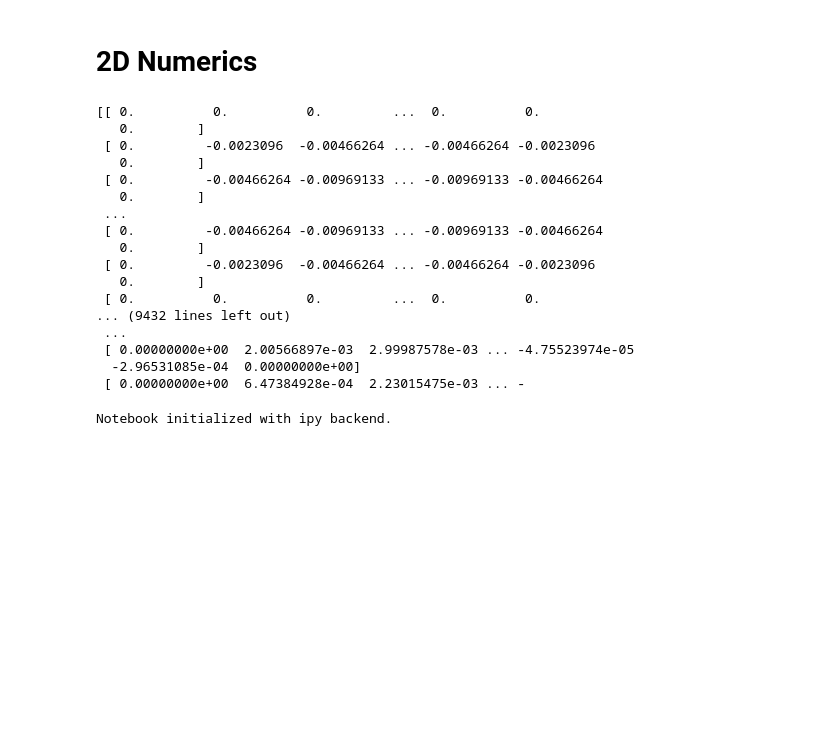
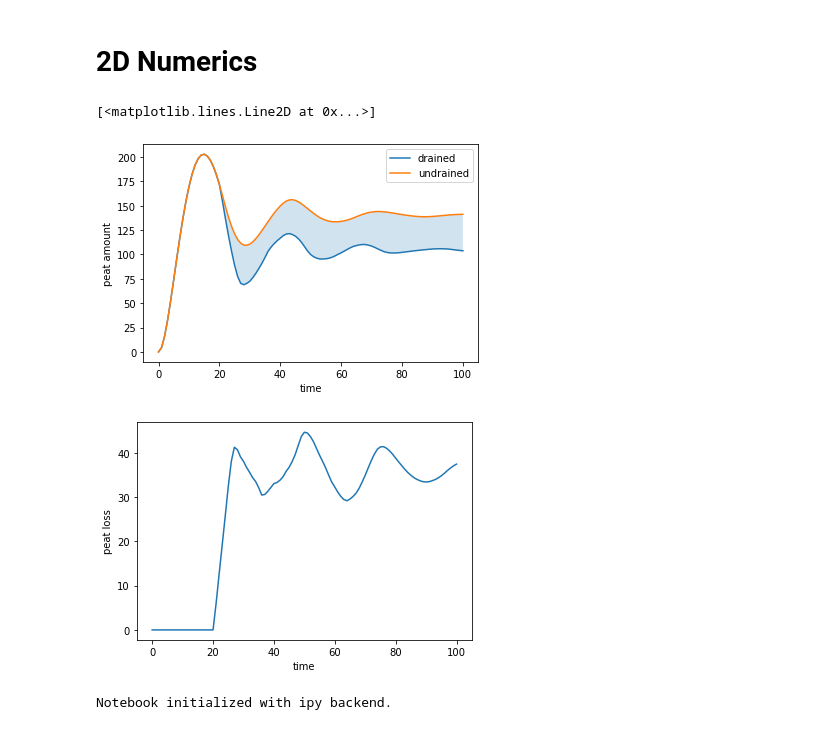
Before and after one commit to Txart/subsi_wave, a Jupyter notebook: subsi_wave.ipynb, the cells around one changed output. Cells and saved outputs as stored; diff of their text form; code cells hidden in the pictures; blank space fills up the shorter version.

```diff
--- a/subsi_wave.ipynb
+++ b/subsi_wave.ipynb
@@ -410,31 +412,19 @@ c = 0.5
 u_start = np.zeros((2*Nx*Ny,))
 NITER = 100
 DRAINAGE_NITER = 20
-DRAINAGE_POSITION = (int(Nx/4), int(Ny/3))
+DRAINAGE_POINT_1 = (int(Nx/4), int(Ny/3)) # x,y position in array
+DRAINAGE_POINT_2 = (int(Nx/2), int(Ny/3)+1)
+drainage_points = (DRAINAGE_POINT_1, DRAINAGE_POINT_2)
 
-sol_undrained = solve_ivp(lambda t,u: odefun(u,t,B,a,c,x,y,dx,dy,Nx,Ny, DRAINAGE_NITER, DRAINAGE_POSITION),
+sol_undrained = solve_ivp(lambda t,u: odefun(u,t,B,a,c,x,y,dx,dy,Nx,Ny, np.inf, None),
                           (0, NITER), u_start, t_eval=np.linspace(0, 100, NITER+1))
+
+sol_drained = solve_ivp(lambda t,u: odefun(u,t,B,a,c,x,y,dx,dy,Nx,Ny, DRAINAGE_NITER, drainage_points),
+                          (0, NITER), u_start, t_eval=np.linspace(0, 100, NITER+1))
-# %% [output]
-[[ 0.          0.          0.         ...  0.          0.
-   0.        ]
- [ 0.         -0.0023096  -0.00466264 ... -0.00466264 -0.0023096
-   0.        ]
- [ 0.         -0.00466264 -0.00969133 ... -0.00969133 -0.00466264
-   0.        ]
- ...
- [ 0.         -0.00466264 -0.00969133 ... -0.00969133 -0.00466264
-   0.        ]
- [ 0.         -0.0023096  -0.00466264 ... -0.00466264 -0.0023096
-   0.        ]
- [ 0.          0.          0.         ...  0.          0.
-... (9432 lines left out)
- ...
- [ 0.00000000e+00  2.00566897e-03  2.99987578e-03 ... -4.75523974e-05
-  -2.96531085e-04  0.00000000e+00]
- [ 0.00000000e+00  6.47384928e-04  2.23015475e-03 ... -
 # %%
-# Reshape outputs
-peat_surface = sol.y[:Nx*Ny, :].reshape(Nx, Ny, NITER+1).T # first Nx*Ny entries give p
-subsidence = sol.y[Nx*Ny:, :].reshape(Nx, Ny, NITER+1).T # Last Nx*Ny entries give dp/dt
+# Reshape outputs so that peat_surface[10] returns (Nx, Ny) array at timestep 10.
+peat_surface_undrained = sol_undrained.y[:Nx*Ny, :].reshape(Nx, Ny, NITER+1).T # first Nx*Ny entries give p
+subsidence_undrained = sol_undrained.y[Nx*Ny:, :].reshape(Nx, Ny, NITER+1).T # Last Nx*Ny entries give dp/dt
 
-# peat_surface[10] returns (Nx, Ny) array at timestep 10.
+peat_surface_drained = sol_drained.y[:Nx*Ny, :].reshape(Nx, Ny, NITER+1).T # first Nx*Ny entries give p
+subsidence_drained = sol_drained.y[Nx*Ny:, :].reshape(Nx, Ny, NITER+1).T # Last Nx*Ny entries give dp/dt
@@ -443,3 +431,36 @@ subsidence = sol.y[Nx*Ny:, :].reshape(Nx, Ny, NITER+1).T # Last Nx*Ny entries gi
+# %%
+# TODO: check with scipy.interpolate.RectBivariateSpline.integral, which interpolates the 2D function and then performs integral
+# Compute lost peat
+xx = np.linspace(0, lx, Nx)
+yy = np.linspace(0, ly, Ny)
+
+total_peat_undrained = simpson(y=simpson(y=peat_surface_undrained, x=xx, dx=dx, axis=1), # First integrate over x
+                               x=yy, dx=dy, axis=1) # then integrate over y
+
+total_peat_drained = simpson(y=simpson(y=peat_surface_drained, x=xx, dx=dx, axis=1), # First integrate over x
+                               x=yy, dx=dy, axis=1) # then integrate over y
+# %%
+# Plot peat amount over time
+plt.figure()
+plt.ylabel('peat amount')
+plt.xlabel('time')
+plt.plot(total_peat_drained, label='drained')
+plt.plot(total_peat_undrained, label='undrained')
+plt.fill_between(x=range(len(total_peat_undrained)),
+                 y1=total_peat_undrained, y2=total_peat_drained,
+                 alpha=0.2)
+plt.legend()
+
+# Peat loss over time
+peat_lost = total_peat_undrained - total_peat_drained
+plt.figure()
+plt.ylabel('peat loss')
+plt.xlabel('time')
+plt.plot(peat_lost)
+# %% [output]
+[<matplotlib.lines.Line2D at 0x...>]
+[figure, added]
+[figure, added]
 # %%
 # Plot with matplotlib SLOW!!
 # It is very slow. I tried to use Mayavi, but I couldn't install it in Colab
```
Also changed, not shown: parts of 6 cells of this notebook.
